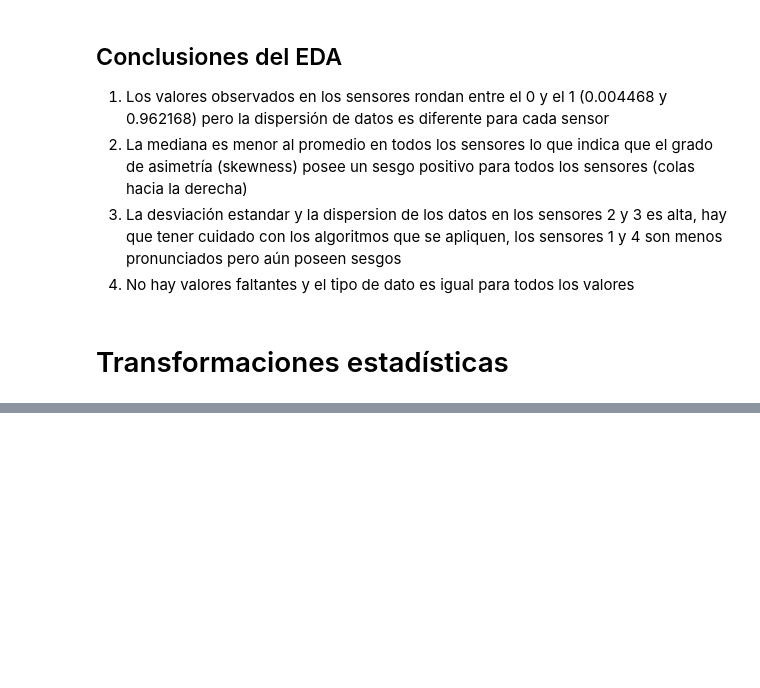
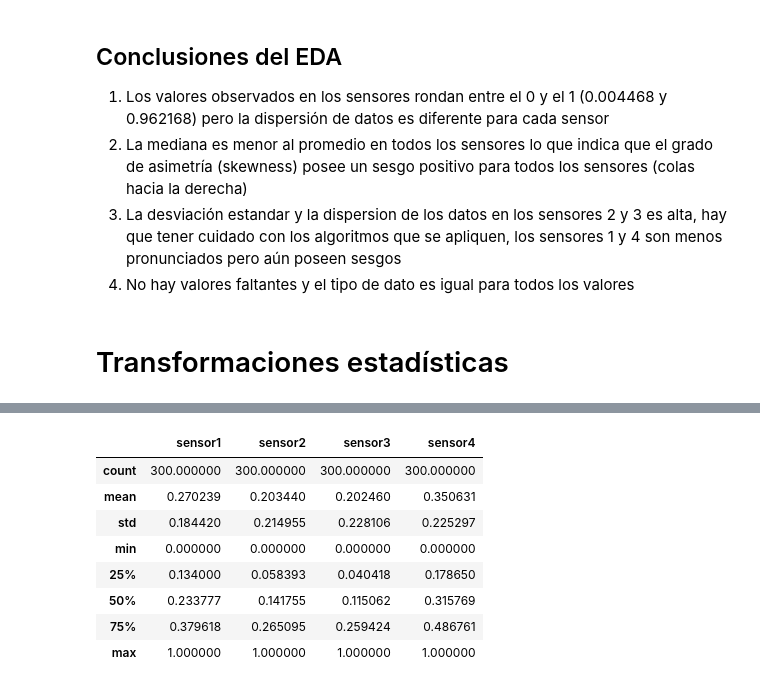
Before and after one commit to LeoGAR55/MD-1958, a Jupyter notebook: main.ipynb, the cells around one changed output, grey strips where cells are left out. Saved outputs shown, nothing was run; the diff lists cells and outputs as text; code cells hidden in the pictures; blank space fills up the shorter version.

```diff
--- a/main.ipynb
+++ b/main.ipynb
@@ -148,0 +168,15 @@ plt.show()
+# %%
+minmax_scaler = MinMaxScaler()
+df_minmax = minmax_scaler.fit_transform(df)
+df_minmax = pd.DataFrame(df_minmax, columns=df.columns)
+df_minmax.describe()
+# %% [output]
+|  | sensor1 | sensor2 | sensor3 | sensor4 |
+| count | 300.000000 | 300.000000 | 300.000000 | 300.000000 |
+| mean | 0.270239 | 0.203440 | 0.202460 | 0.350631 |
+| std | 0.184420 | 0.214955 | 0.228106 | 0.225297 |
+| min | 0.000000 | 0.000000 | 0.000000 | 0.000000 |
+| 25% | 0.134000 | 0.058393 | 0.040418 | 0.178650 |
+| 50% | 0.233777 | 0.141755 | 0.115062 | 0.315769 |
+| 75% | 0.379618 | 0.265095 | 0.259424 | 0.486761 |
+| max | 1.000000 | 1.000000 | 1.000000 | 1.000000 |
```
Also changed, not shown: parts of 9 cells of this notebook, 1 other file.
